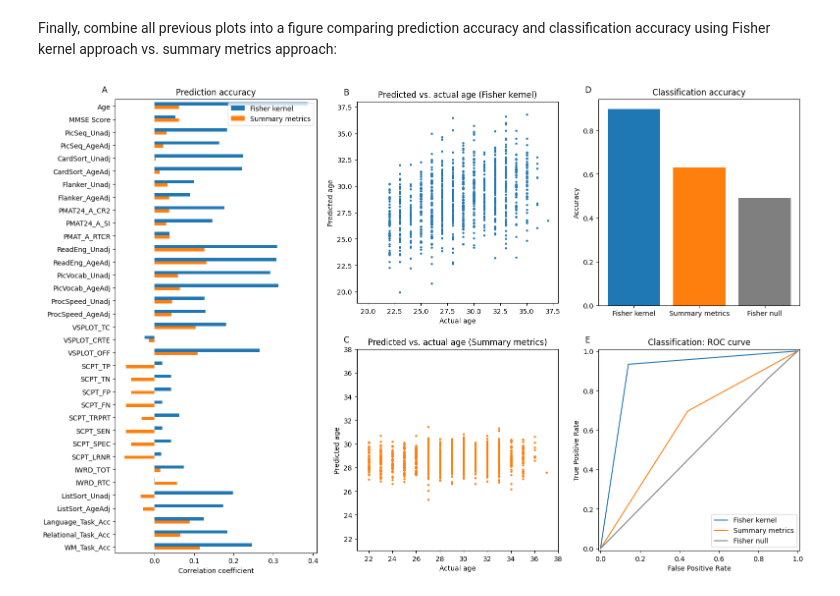
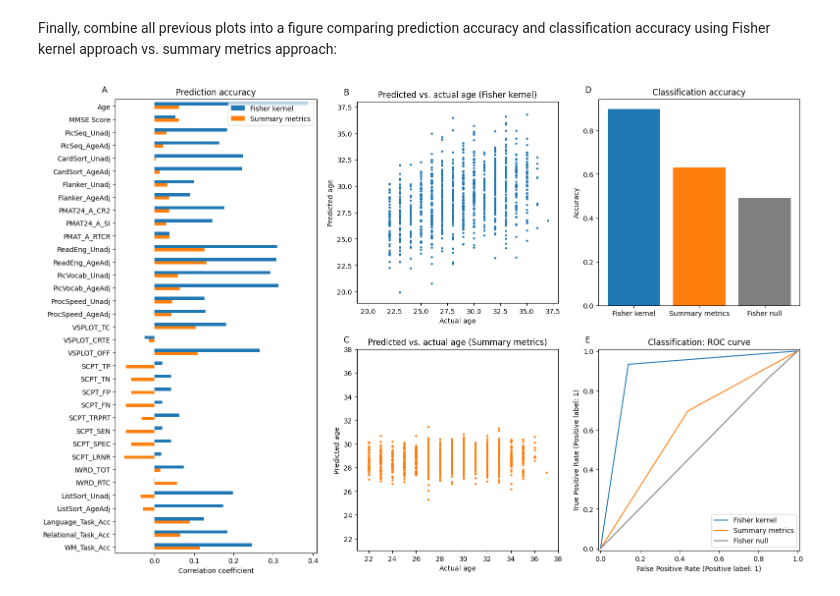
Before and after one commit to vidaurre/glhmm, a Jupyter notebook: docs/notebooks/Prediction_example.ipynb, the cells around one changed output. Drawn from its saved outputs; the diff is of its cells as text; code cells hidden in the pictures.

```diff
--- a/docs/notebooks/Prediction_example.ipynb
+++ b/docs/notebooks/Prediction_example.ipynb
@@ -494,37 +491,41 @@ axs['B'].set_xlabel('Actual age')
 axs['B'].set_ylim((minval-1),(maxval+1))
 axs['B'].set_ylabel('Predicted age')
 axs['B'].set_aspect('equal', adjustable='box')
 axs['B'].set_title('Predicted vs. actual age (Fisher kernel)')
 
 # Scatter plot Age: Summary metrics
 axs['C'].scatter(age, results2['behav_predD'], s=5, color='tab:orange')
 minval = min((min(age), min(results2['behav_predD'])))
 maxval = max((max(age), max(results2['behav_predD'])))
 axs['C'].set_xlim((minval-1),(maxval+1))
 axs['C'].set_xlabel('Actual age')
 axs['C'].set_ylim((minval-1),(maxval+1))
 axs['C'].set_ylabel('Predicted age')
 axs['C'].set_aspect('equal', adjustable='box')
 axs['C'].set_title('Predicted vs. actual age (Summary metrics)')
 
 # Classification accuracy Sex
 features = ["Fisher kernel", "Summary metrics", "Fisher null"]
 classif_acc = [classif_FK['acc'], classif_summ['acc'], classif_null['acc']]
 bar_colors = ['tab:blue', 'tab:orange', 'tab:grey']
 axs['D'].bar(features, classif_acc, color=bar_colors)
 axs['D'].set_ylabel('Accuracy')
 axs['D'].set_title('Classification accuracy')
 
 # ROC plots Classification Sex
-fpr_FK, tpr_FK, _ = ms.roc_curve(sex, classif_FK['behav_pred'], pos_label=1)
-fpr_summ, tpr_summ, _ = ms.roc_curve(sex, classif_summ['behav_pred'], pos_label=1)
-fpr_null, tpr_null, _ = ms.roc_curve(sex, classif_null['behav_pred'], pos_label=1)
-ms.RocCurveDisplay(fpr=fpr_FK, tpr=tpr_FK).plot(ax=axs['E'], color='tab:blue')
-ms.RocCurveDisplay(fpr=fpr_summ, tpr=tpr_summ).plot(ax=axs['E'], color='tab:orange')
-ms.RocCurveDisplay(fpr=fpr_null, tpr=tpr_null).plot(ax=axs['E'], color='tab:grey')
+#fpr_FK, tpr_FK, _ = ms.roc_curve(sex, classif_FK['behav_pred'], pos_label=1)
+#fpr_summ, tpr_summ, _ = ms.roc_curve(sex, classif_summ['behav_pred'], pos_label=1)
+#fpr_null, tpr_null, _ = ms.roc_curve(sex, classif_null['behav_pred'], pos_label=1)
+#ms.RocCurveDisplay(fpr=fpr_FK, tpr=tpr_FK).plot(ax=axs['E'], color='tab:blue')
+#ms.RocCurveDisplay(fpr=fpr_summ, tpr=tpr_summ).plot(ax=axs['E'], color='tab:orange')
+#ms.RocCurveDisplay(fpr=fpr_null, tpr=tpr_null).plot(ax=axs['E'], color='tab:grey')
+axs['E'] = plt.gca()
+rocdisp_FK = ms.RocCurveDisplay.from_predictions(sex, classif_FK['behav_pred'], ax=axs['E'], color='tab:blue')
+rocdisp_summ = ms.RocCurveDisplay.from_predictions(sex, classif_summ['behav_pred'], ax=axs['E'], color='tab:orange')
+rocdisp_null = ms.RocCurveDisplay.from_predictions(sex, classif_null['behav_pred'], ax=axs['E'], color='tab:grey')
 axs['E'].legend((features))
 axs['E'].set_title('Classification: ROC curve')
 
 plt.show()
 # %% [output]
-[figure, old version]
+[figure, new version]
```
Also changed, not shown: parts of 1 cell of this notebook.
